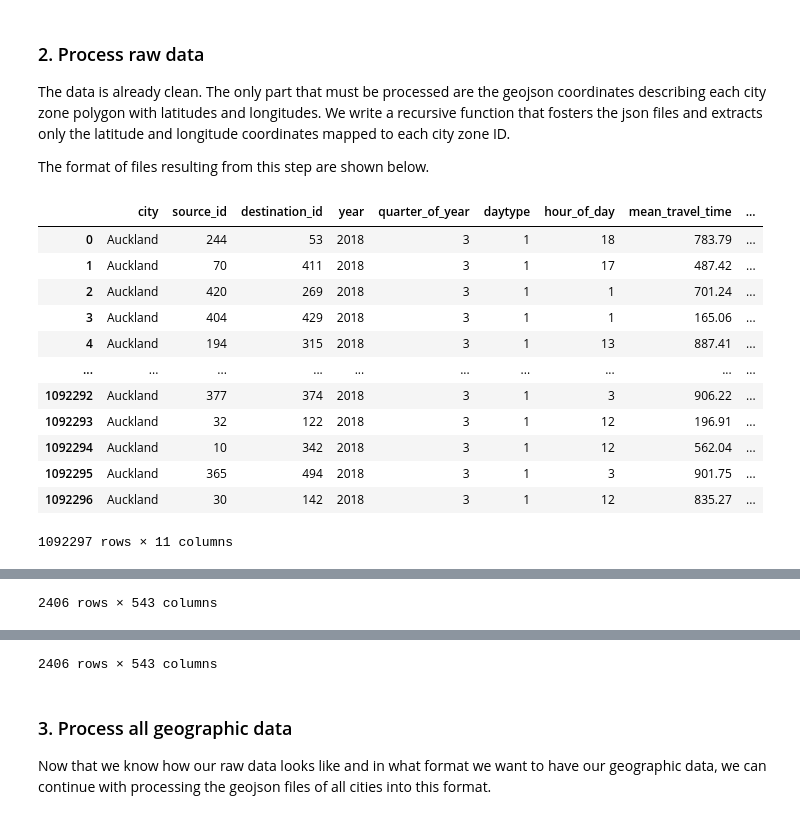
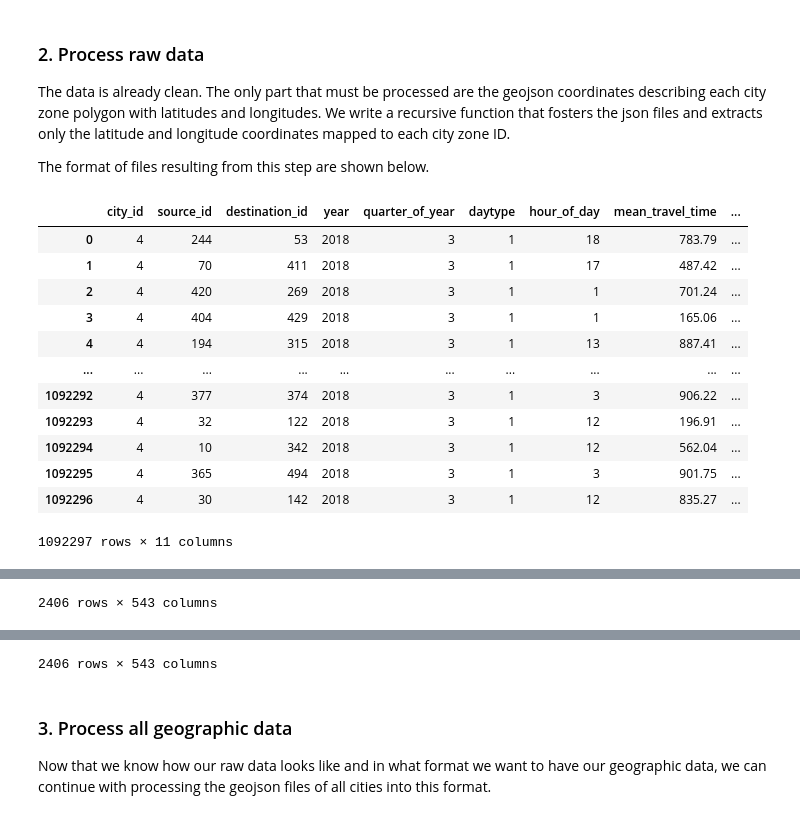
Before and after one commit to ArsamAryandoust/UniversalGNNs, a Jupyter notebook: src/prep_UberMovement.ipynb, the cells around one changed output, grey strips where cells are left out. Saved outputs shown, nothing was run; the diff lists cells and outputs as text; code cells hidden in the pictures.

```diff
--- a/src/prep_UberMovement.ipynb
+++ b/src/prep_UberMovement.ipynb
@@ -79,25 +79,25 @@ The data is already clean. The only part that must be processed are the geojson
 
 The format of files resulting from this step are shown below.
 # %%
-df_augmented_csvdata = prep_uber_movement.process_csvdata(df_csv_dict, city)
+df_augmented_csvdata = prep_uber_movement.process_csvdata(HYPER, df_csv_dict, city)
 df_latitudes, df_longitudes = prep_uber_movement.process_geojson(df_geojson)
 
 display(df_augmented_csvdata)
 display(df_latitudes)
 display(df_longitudes)
 # %% [output]
-|  | city | source_id | destination_id | year | quarter_of_year | daytype | hour_of_day | mean_travel_time | ... |
-| 0 | Auckland | 244 | 53 | 2018 | 3 | 1 | 18 | 783.79 | ... |
-| 1 | Auckland | 70 | 411 | 2018 | 3 | 1 | 17 | 487.42 | ... |
-| 2 | Auckland | 420 | 269 | 2018 | 3 | 1 | 1 | 701.24 | ... |
-| 3 | Auckland | 404 | 429 | 2018 | 3 | 1 | 1 | 165.06 | ... |
-| 4 | Auckland | 194 | 315 | 2018 | 3 | 1 | 13 | 887.41 | ... |
+|  | city_id | source_id | destination_id | year | quarter_of_year | daytype | hour_of_day | mean_travel_time | ... |
+| 0 | 4 | 244 | 53 | 2018 | 3 | 1 | 18 | 783.79 | ... |
+| 1 | 4 | 70 | 411 | 2018 | 3 | 1 | 17 | 487.42 | ... |
+| 2 | 4 | 420 | 269 | 2018 | 3 | 1 | 1 | 701.24 | ... |
+| 3 | 4 | 404 | 429 | 2018 | 3 | 1 | 1 | 165.06 | ... |
+| 4 | 4 | 194 | 315 | 2018 | 3 | 1 | 13 | 887.41 | ... |
 | ... | ... | ... | ... | ... | ... | ... | ... | ... | ... |
-| 1092292 | Auckland | 377 | 374 | 2018 | 3 | 1 | 3 | 906.22 | ... |
-| 1092293 | Auckland | 32 | 122 | 2018 | 3 | 1 | 12 | 196.91 | ... |
-| 1092294 | Auckland | 10 | 342 | 2018 | 3 | 1 | 12 | 562.04 | ... |
-| 1092295 | Auckland | 365 | 494 | 2018 | 3 | 1 | 3 | 901.75 | ... |
-| 1092296 | Auckland | 30 | 142 | 2018 | 3 | 1 | 12 | 835.27 | ... |
+| 1092292 | 4 | 377 | 374 | 2018 | 3 | 1 | 3 | 906.22 | ... |
+| 1092293 | 4 | 32 | 122 | 2018 | 3 | 1 | 12 | 196.91 | ... |
+| 1092294 | 4 | 10 | 342 | 2018 | 3 | 1 | 12 | 562.04 | ... |
+| 1092295 | 4 | 365 | 494 | 2018 | 3 | 1 | 3 | 901.75 | ... |
+| 1092296 | 4 | 30 | 142 | 2018 | 3 | 1 | 12 | 835.27 | ... |
 1092297 rows × 11 columns
 |  | 1 | 2 | 3 | 4 | 5 | 6 | 7 | 8 | 9 | 10 | ... | ... |
 | 0 | -36.970980 | -37.018310 | -37.237636 | -37.085840 | -37.036746 | -36.728759 | -36.784310 | -36.894186 | -36.856385 | -36.915605 | ... | ... |
```
Also changed, not shown: 2 other files.
